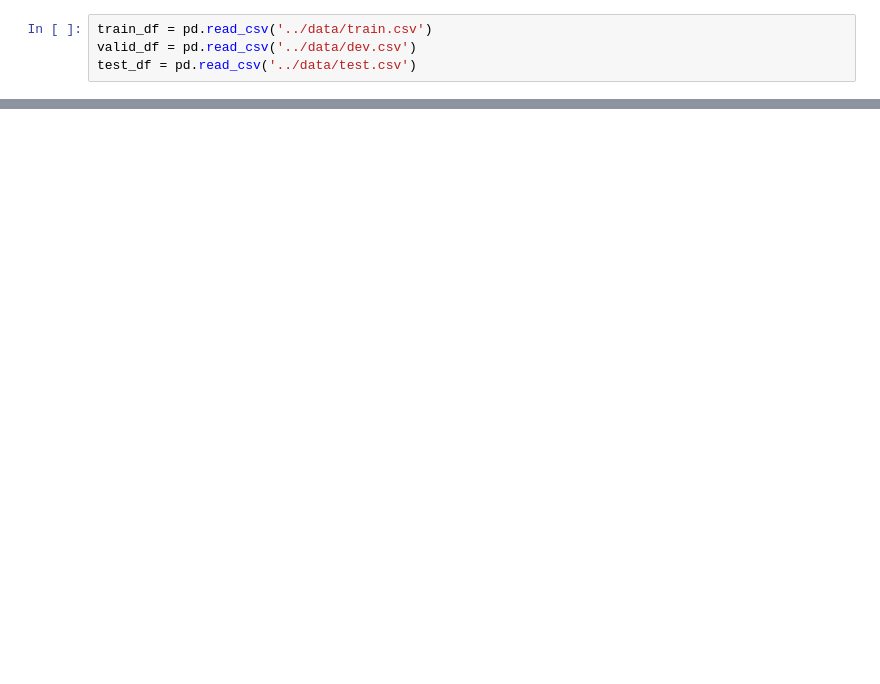
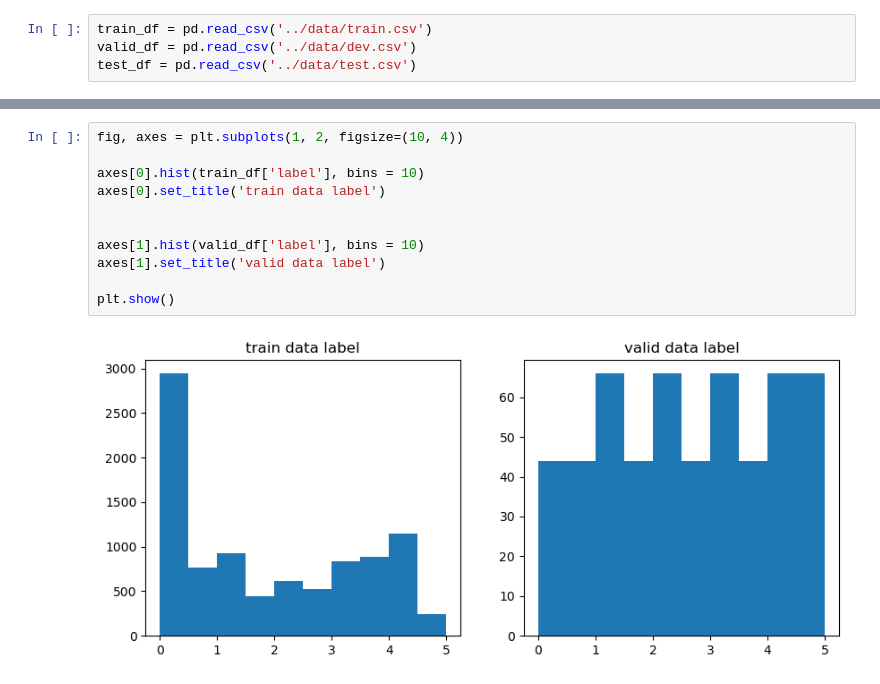
Before and after one commit to boostcampaitech6/level1-semantictextsimilarity-nlp-12, a Jupyter notebook: EDA.ipynb, the cells around one changed output, grey strips where cells are left out. Saved outputs shown, nothing was run; the diff lists cells and outputs as text; blank space fills up the shorter version.

```diff
--- a/EDA.ipynb
+++ b/EDA.ipynb
@@ -196,0 +85,13 @@ y_Null 개수:  0
+# %%
+fig, axes = plt.subplots(1, 2, figsize=(10, 4))
+
+axes[0].hist(train_df['label'], bins = 10)
+axes[0].set_title('train data label')
+
+
+axes[1].hist(valid_df['label'], bins = 10)
+axes[1].set_title('valid data label')
+
+plt.show()
+# %% [output]
+[figure, added]
```
Also changed, not shown: parts of 21 cells of this notebook.
